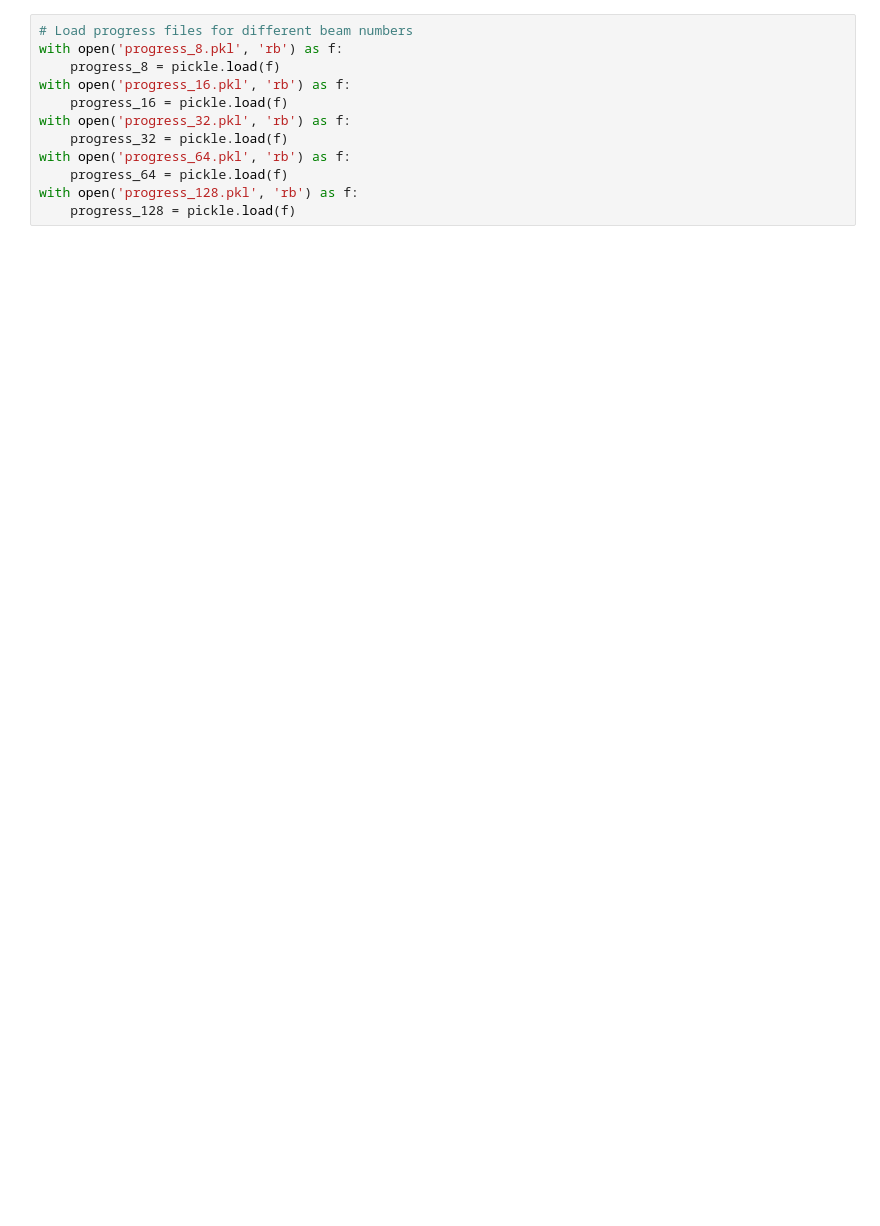
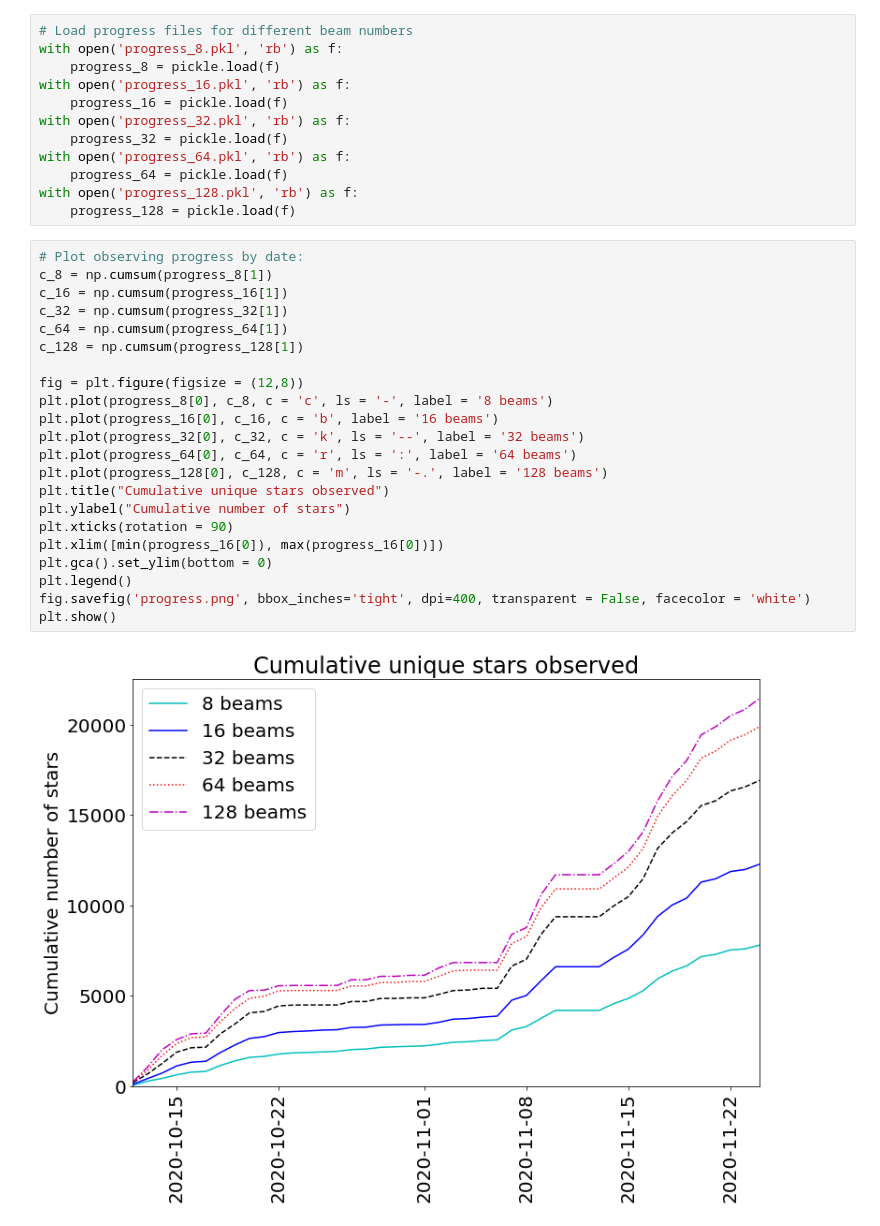
Before and after one commit to danielczech/observing-progress, a Jupyter notebook: observing-progress.ipynb, the cells around one changed output. Drawn from its saved outputs; the diff is of its cells as text; blank space fills up the shorter version.

```diff
--- a/observing-progress.ipynb
+++ b/observing-progress.ipynb
@@ -19,4 +25,28 @@ with open('progress_64.pkl', 'rb') as f:
     progress_64 = pickle.load(f)
 with open('progress_128.pkl', 'rb') as f:
     progress_128 = pickle.load(f)
+# %%
+# Plot observing progress by date:
+c_8 = np.cumsum(progress_8[1])
+c_16 = np.cumsum(progress_16[1])
+c_32 = np.cumsum(progress_32[1])
+c_64 = np.cumsum(progress_64[1])
+c_128 = np.cumsum(progress_128[1])
+
+fig = plt.figure(figsize = (12,8))
+plt.plot(progress_8[0], c_8, c = 'c', ls = '-', label = '8 beams')
+plt.plot(progress_16[0], c_16, c = 'b', label = '16 beams')
+plt.plot(progress_32[0], c_32, c = 'k', ls = '--', label = '32 beams')
+plt.plot(progress_64[0], c_64, c = 'r', ls = ':', label = '64 beams')
+plt.plot(progress_128[0], c_128, c = 'm', ls = '-.', label = '128 beams')
+plt.title("Cumulative unique stars observed")
+plt.ylabel("Cumulative number of stars")
+plt.xticks(rotation = 90)
+plt.xlim([min(progress_16[0]), max(progress_16[0])])
+plt.gca().set_ylim(bottom = 0)
+plt.legend()
+fig.savefig('progress.png', bbox_inches='tight', dpi=400, transparent = False, facecolor = 'white')
+plt.show()
+# %% [output]
+[figure, added]
 # %% [markdown]
```
Also changed, not shown: parts of 6 cells of this notebook, 1 other file.
